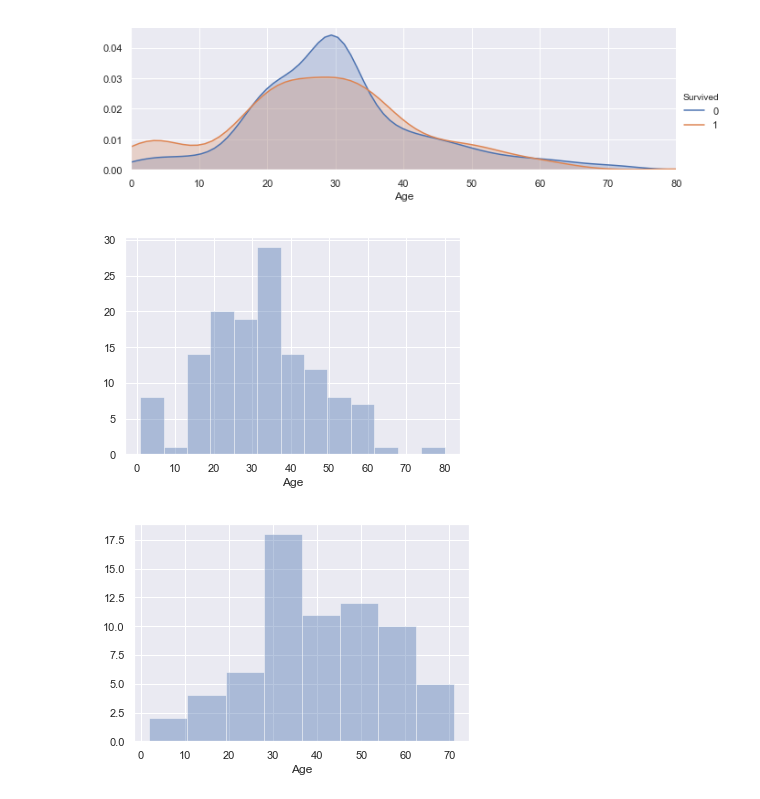
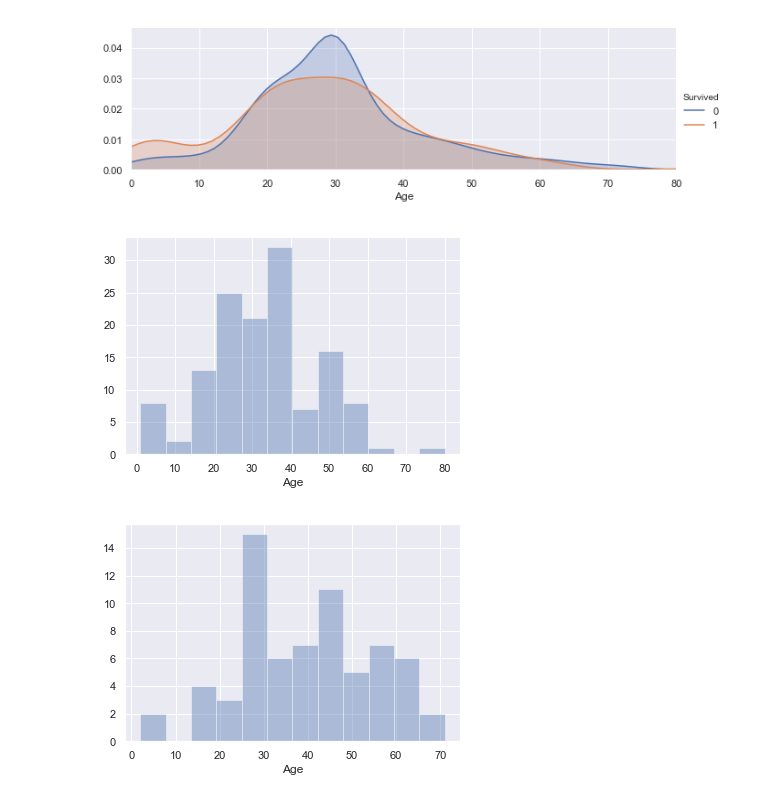
Before and after one commit to uoojin1/kaggle-dietanic, a Jupyter notebook: EDA To Prediction.ipynb, the cells around one changed output. Saved outputs shown, nothing was run; the diff lists cells and outputs as text; code cells hidden in the pictures.

```diff
--- a/EDA To Prediction.ipynb
+++ b/EDA To Prediction.ipynb
@@ -72,5 +64,5 @@ def plotFeatureToTarget(data, feature, target):
     df.plot(kind='bar', figsize=(12,5), stacked=False)
 # %%
 # define histogram plot
-def plotHistogram(data, feature, kde=False):
-    sns.distplot(a=data.dropna()[feature], kde=kde)
+def plotHistogram(data, feature, bins=10, kde=False):
+    sns.distplot(a=data.dropna()[feature], bins=bins, kde=kde)
@@ -274,10 +269,10 @@ plotFacet(data, 'Age', 'Survived')
 # %% [output]
 [figure]
 # %%
-plotHistogram(data[data['Survived']==1], 'Age')
+plotHistogram(data[data['Survived']==1], 'Age', bins=12)
 # %% [output]
-[figure, old version]
+[figure, new version]
 # %%
-plotHistogram(data[data['Survived']==0], 'Age')
+plotHistogram(data[data['Survived']==0], 'Age', bins=12)
 # %% [output]
-[figure, old version]
+[figure, new version]
```
Also changed, not shown: parts of 74 cells of this notebook.
